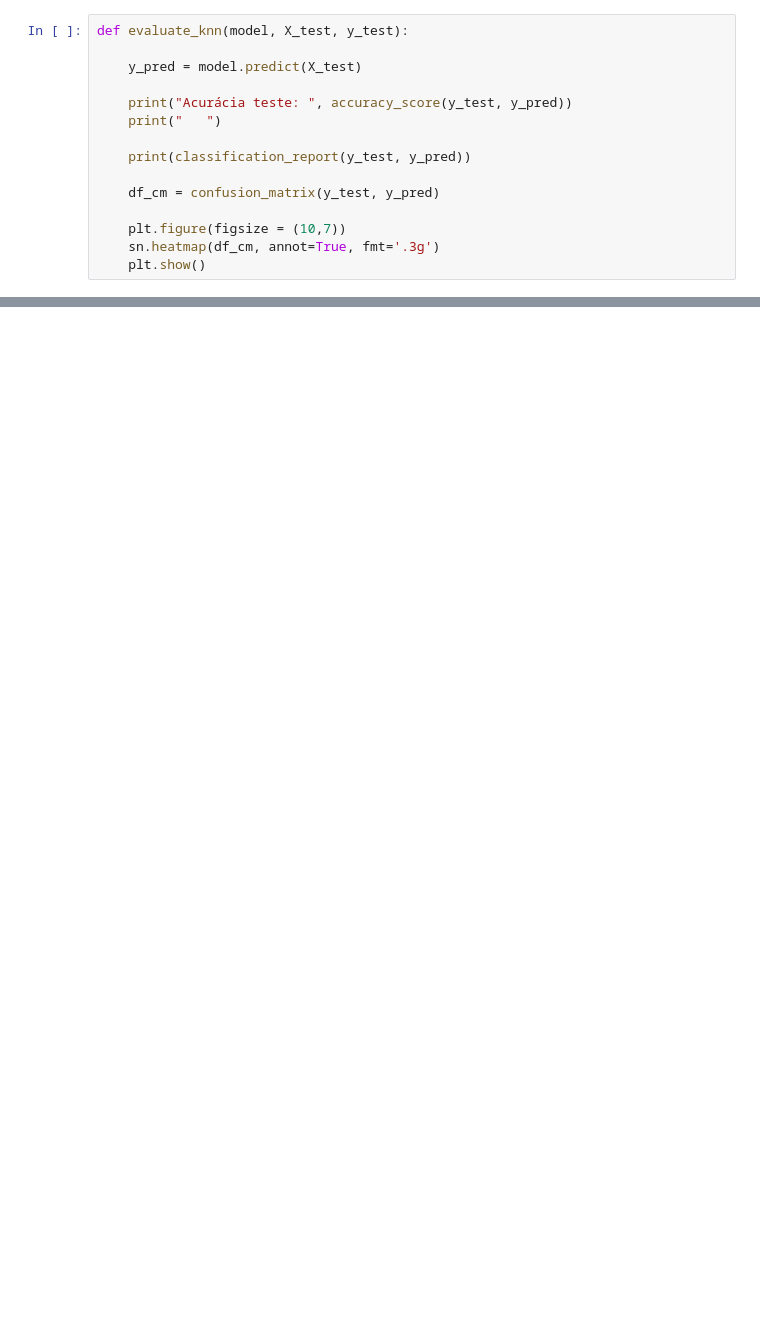
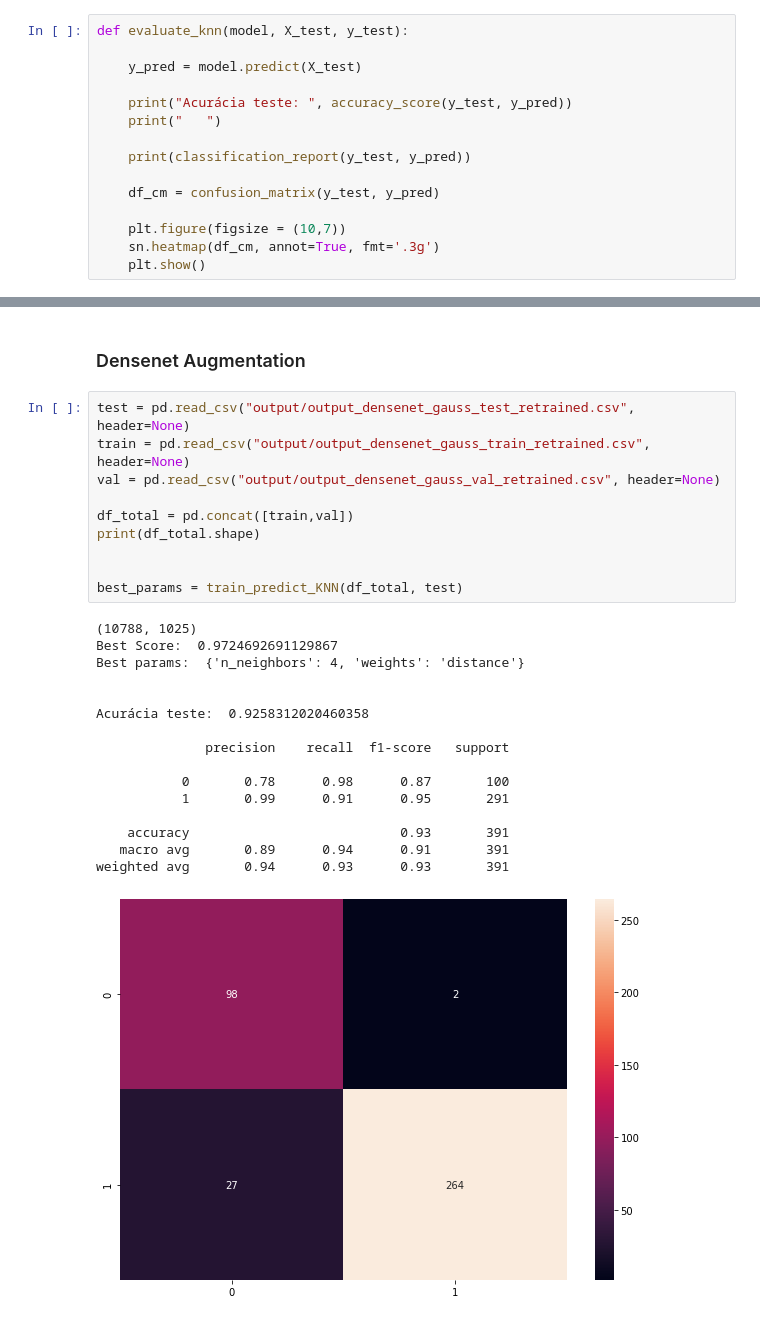
Before and after one commit to silveiraluiza/rn-cin-covid, a Jupyter notebook: machine learning/KNN.ipynb, the cells around one changed output, grey strips where cells are left out. Drawn from its saved outputs; the diff is of its cells as text; blank space fills up the shorter version.

```diff
--- a/machine learning/KNN.ipynb
+++ b/machine learning/KNN.ipynb
@@ -100,0 +210,29 @@ weighted avg       0.93      0.92      0.92       391
+# %% [markdown]
+### Densenet Augmentation
+# %%
+test = pd.read_csv("output/output_densenet_gauss_test_retrained.csv", header=None)
+train = pd.read_csv("output/output_densenet_gauss_train_retrained.csv", header=None)
+val = pd.read_csv("output/output_densenet_gauss_val_retrained.csv", header=None)
+
+df_total = pd.concat([train,val])
+print(df_total.shape)
+
+
+best_params = train_predict_KNN(df_total, test)
+# %% [output]
+(10788, 1025)
+Best Score:  0.9724692691129867
+Best params:  {'n_neighbors': 4, 'weights': 'distance'}
+
+
+Acurácia teste:  0.9258312020460358
+
+              precision    recall  f1-score   support
+
+           0       0.78      0.98      0.87       100
+           1       0.99      0.91      0.95       291
+
+    accuracy                           0.93       391
+   macro avg       0.89      0.94      0.91       391
+weighted avg       0.94      0.93      0.93       391
+[figure, added]
```
Also changed, not shown: parts of 25 cells of this notebook.
